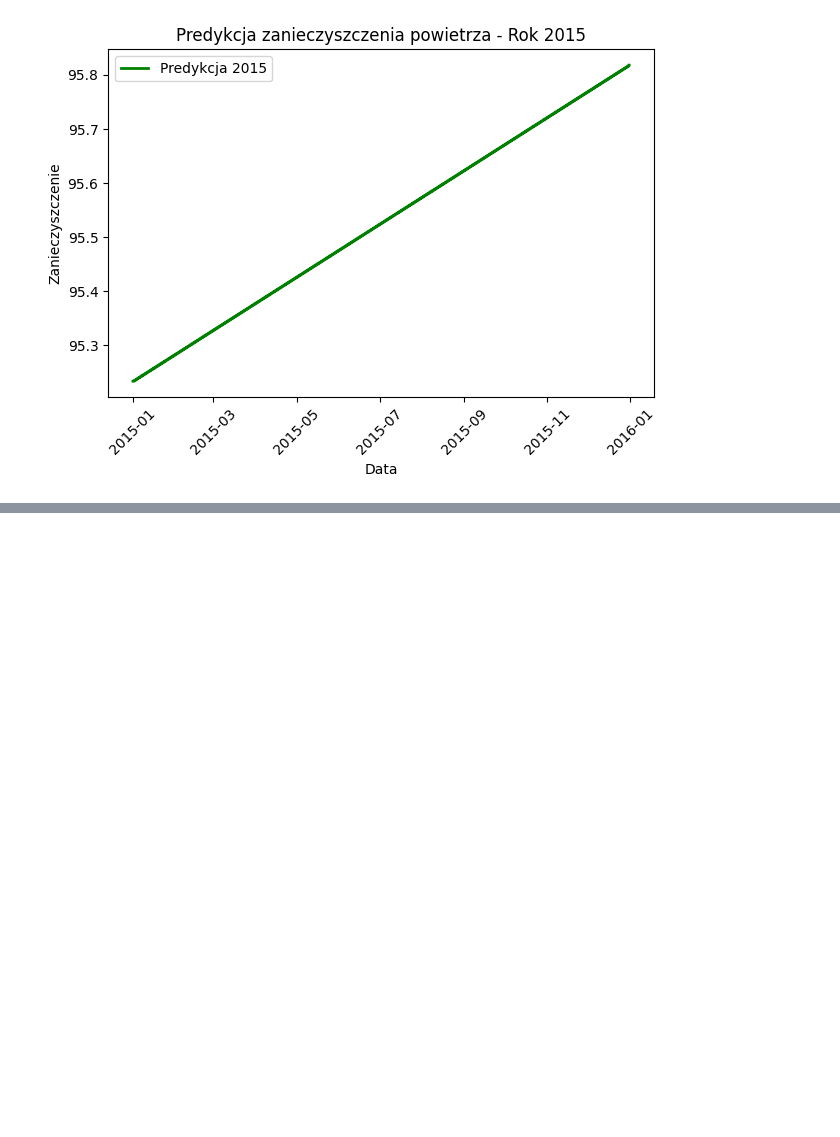
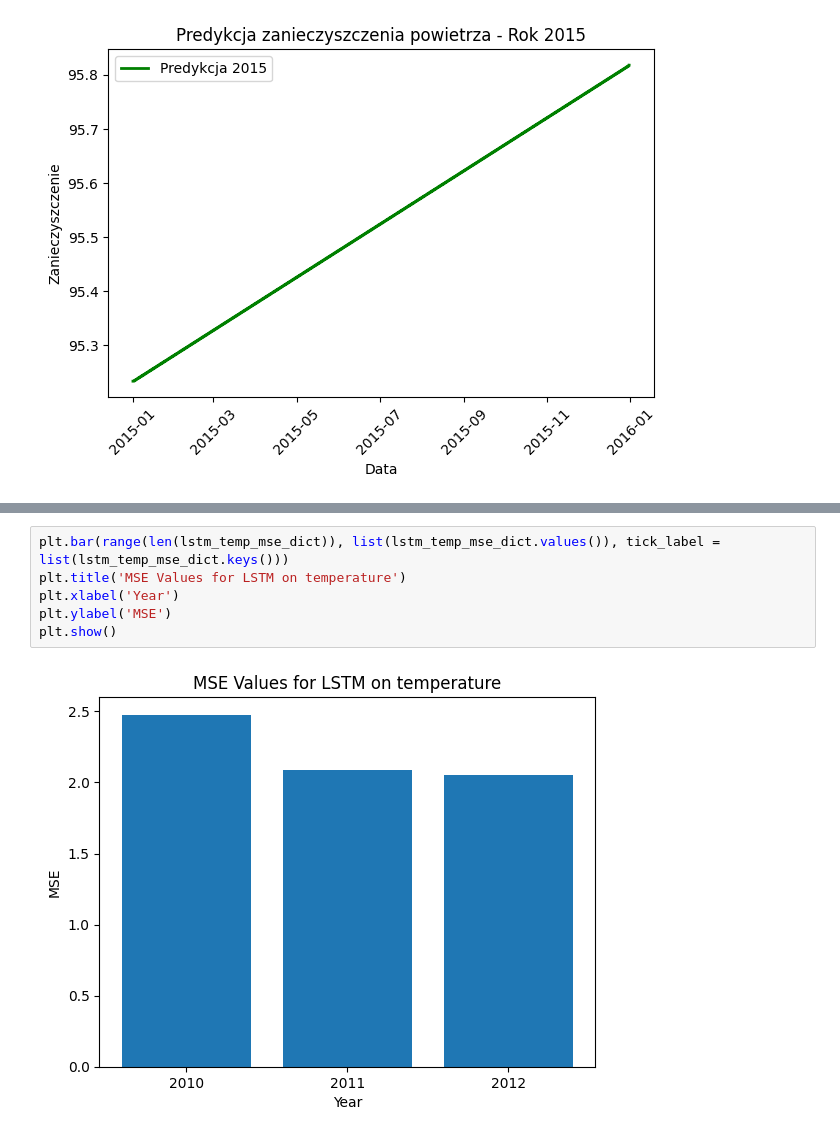
Before and after one commit to Beruxik/SBL-IPAD, a Jupyter notebook: SBL.ipynb, the cells around one changed output, grey strips where cells are left out. Drawn from its saved outputs; the diff is of its cells as text; blank space fills up the shorter version.

```diff
--- a/SBL.ipynb
+++ b/SBL.ipynb
@@ -1250,0 +1347,8 @@ print(r2_dict)
+# %%
+plt.bar(range(len(lstm_temp_mse_dict)), list(lstm_temp_mse_dict.values()), tick_label = list(lstm_temp_mse_dict.keys()))
+plt.title('MSE Values for LSTM on temperature')
+plt.xlabel('Year')
+plt.ylabel('MSE')
+plt.show()
+# %% [output]
+[figure, added]
```
Also changed, not shown: parts of 13 cells of this notebook.
